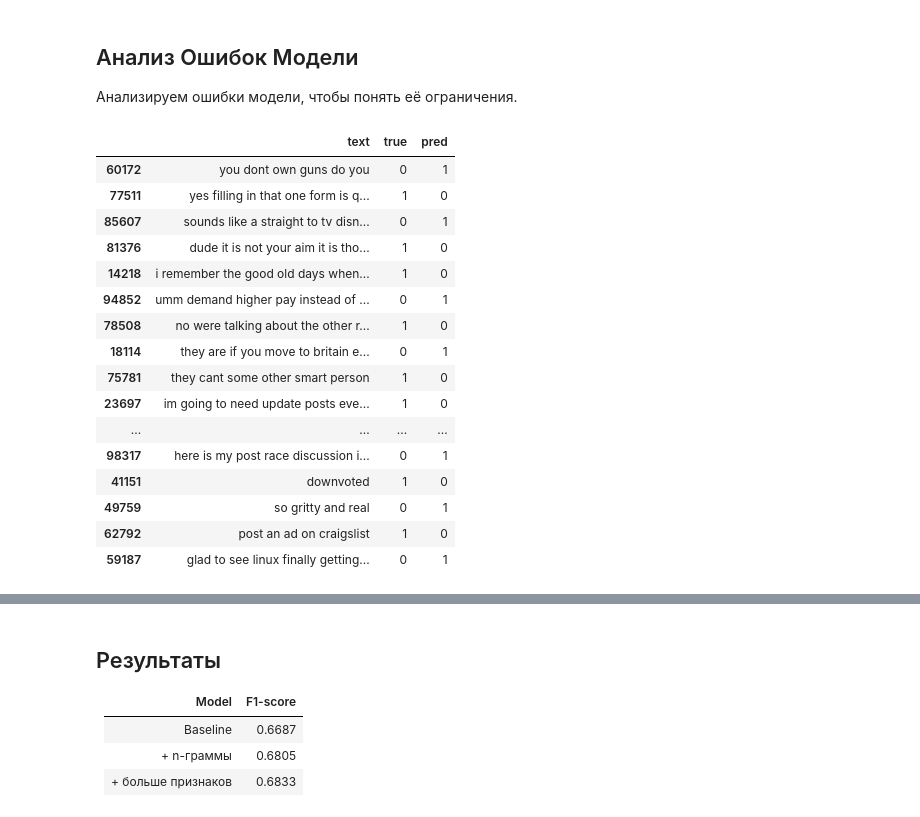
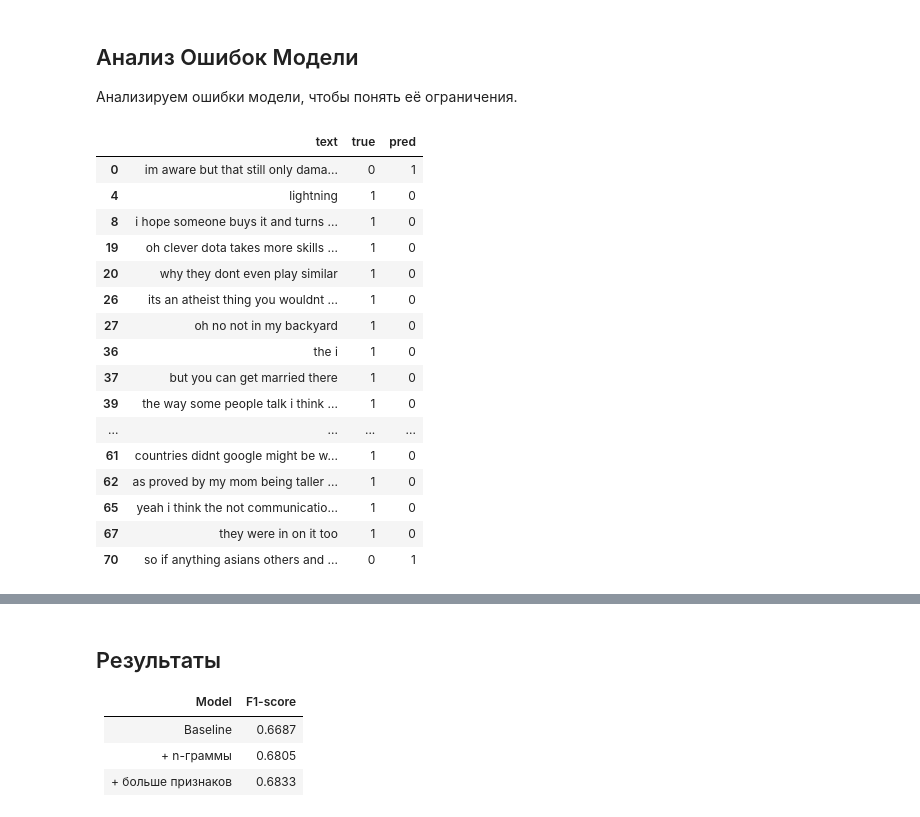
Before and after one commit to NorteTryeno/reddit-sarcasm-nlp-project, a Jupyter notebook: Sarcasm.ipynb, the cells around one changed output, grey strips where cells are left out. Cells and saved outputs as stored; diff of their text form; code cells hidden in the pictures.

```diff
--- a/Sarcasm.ipynb
+++ b/Sarcasm.ipynb
@@ -170,5 +246,5 @@ vecotrizer = TfidfVectorizer(
 )
 # %%
 X_train_tfidf = vecotrizer.fit_transform(X_train)
-X_test_tfidf = vecotrizer.transform(X_test)
+X_val_tfidf = vecotrizer.transform(X_val)
 # %%
@@ -189,5 +265,5 @@ model.fit(X_train_tfidf, y_train)
 # %% [output]
 LogisticRegression(max_iter=1000)
 # %%
-y_pred = model.predict(X_test_tfidf)
+y_pred = model.predict(X_val_tfidf)
 # %%
@@ -221,13 +338,0 @@ vecotrizer = TfidfVectorizer(
-# %%
-X_train_tfidf = vecotrizer.fit_transform(X_train)
-X_test_tfidf = vecotrizer.transform(X_test)
-
-model = LogisticRegression(max_iter=1000)
-model.fit(X_train_tfidf, y_train)
-
-y_pred = model.predict(X_test_tfidf)
-y_proba = model.predict_proba(X_test_tfidf)[:, 1]
-
-print("Accuracy:", accuracy_score(y_test, y_pred))
-print("F1-score:", f1_score(y_test, y_pred),'\n')
-print(classification_report(y_test,y_pred))
@@ -256,13 +360,0 @@ vecotrizer_2 = TfidfVectorizer(
-# %%
-X_train_tfidf = vecotrizer_2.fit_transform(X_train)
-X_test_tfidf = vecotrizer_2.transform(X_test)
-
-model = LogisticRegression(max_iter=1000)
-model.fit(X_train_tfidf, y_train)
-
-y_pred = model.predict(X_test_tfidf)
-y_proba = model.predict_proba(X_test_tfidf)[:, 1]
-
-print("Accuracy:", accuracy_score(y_test, y_pred))
-print("F1-score:", f1_score(y_test, y_pred),'\n')
-print(classification_report(y_test,y_pred))
@@ -284,28 +364,28 @@ weighted avg       0.70      0.69      0.69     19956
 Анализируем ошибки модели, чтобы понять её ограничения.
 # %%
 results = pd.DataFrame({
-    'text': X_test,
-    'true': y_test,
+    'text': X_val.reset_index(drop=True),
+    'true': y_val.reset_index(drop=True),
     'pred': y_pred
 })
 
 mistakes = results[results['true'] != results['pred']]
 mistakes.head(20)
 # %% [output]
 |  | text | true | pred |
-| 60172 | you dont own guns do you | 0 | 1 |
-| 77511 | yes filling in that one form is q... | 1 | 0 |
-| 85607 | sounds like a straight to tv disn... | 0 | 1 |
-| 81376 | dude it is not your aim it is tho... | 1 | 0 |
-| 14218 | i remember the good old days when... | 1 | 0 |
-| 94852 | umm demand higher pay instead of ... | 0 | 1 |
-| 78508 | no were talking about the other r... | 1 | 0 |
-| 18114 | they are if you move to britain e... | 0 | 1 |
-| 75781 | they cant some other smart person | 1 | 0 |
-| 23697 | im going to need update posts eve... | 1 | 0 |
+| 0 | im aware but that still only dama... | 0 | 1 |
+| 4 | lightning | 1 | 0 |
+| 8 | i hope someone buys it and turns ... | 1 | 0 |
+| 19 | oh clever dota takes more skills ... | 1 | 0 |
+| 20 | why they dont even play similar | 1 | 0 |
+| 26 | its an atheist thing you wouldnt ... | 1 | 0 |
+| 27 | oh no not in my backyard | 1 | 0 |
+| 36 | the i | 1 | 0 |
+| 37 | but you can get married there | 1 | 0 |
+| 39 | the way some people talk i think ... | 1 | 0 |
 | ... | ... | ... | ... |
-| 98317 | here is my post race discussion i... | 0 | 1 |
-| 41151 | downvoted | 1 | 0 |
-| 49759 | so gritty and real | 0 | 1 |
-| 62792 | post an ad on craigslist | 1 | 0 |
-| 59187 | glad to see linux finally getting... | 0 | 1 |
+| 61 | countries didnt google might be w... | 1 | 0 |
+| 62 | as proved by my mom being taller ... | 1 | 0 |
+| 65 | yeah i think the not communicatio... | 1 | 0 |
+| 67 | they were in on it too | 1 | 0 |
+| 70 | so if anything asians others and ... | 0 | 1 |
```
Also changed, not shown: parts of 26 cells of this notebook.
